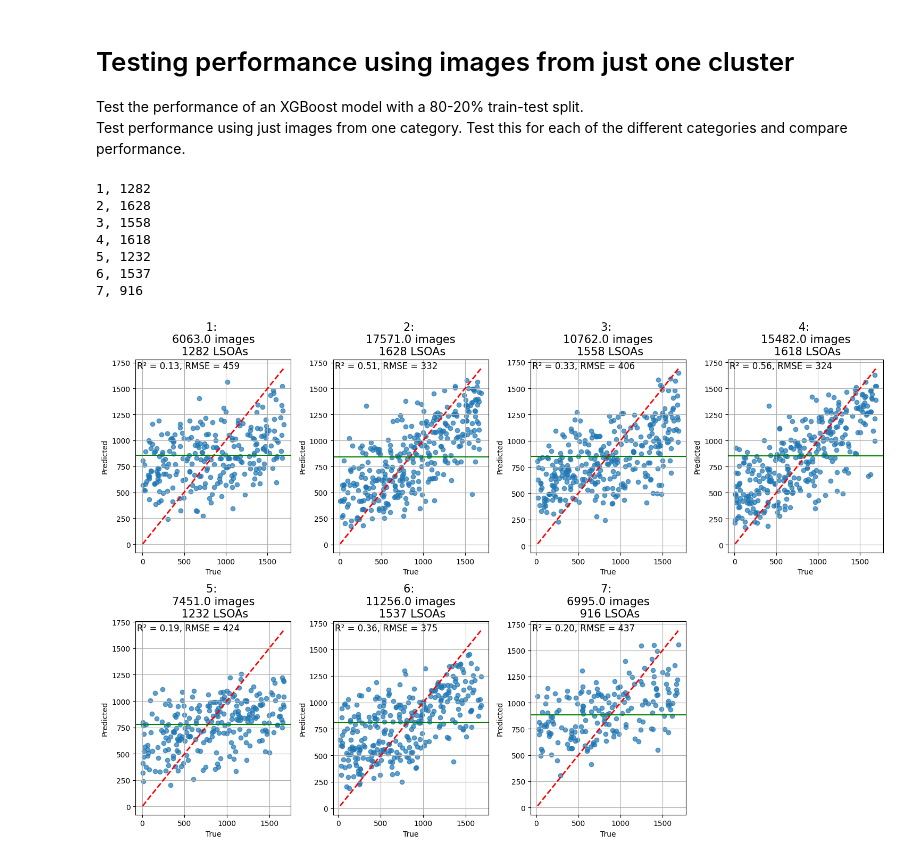
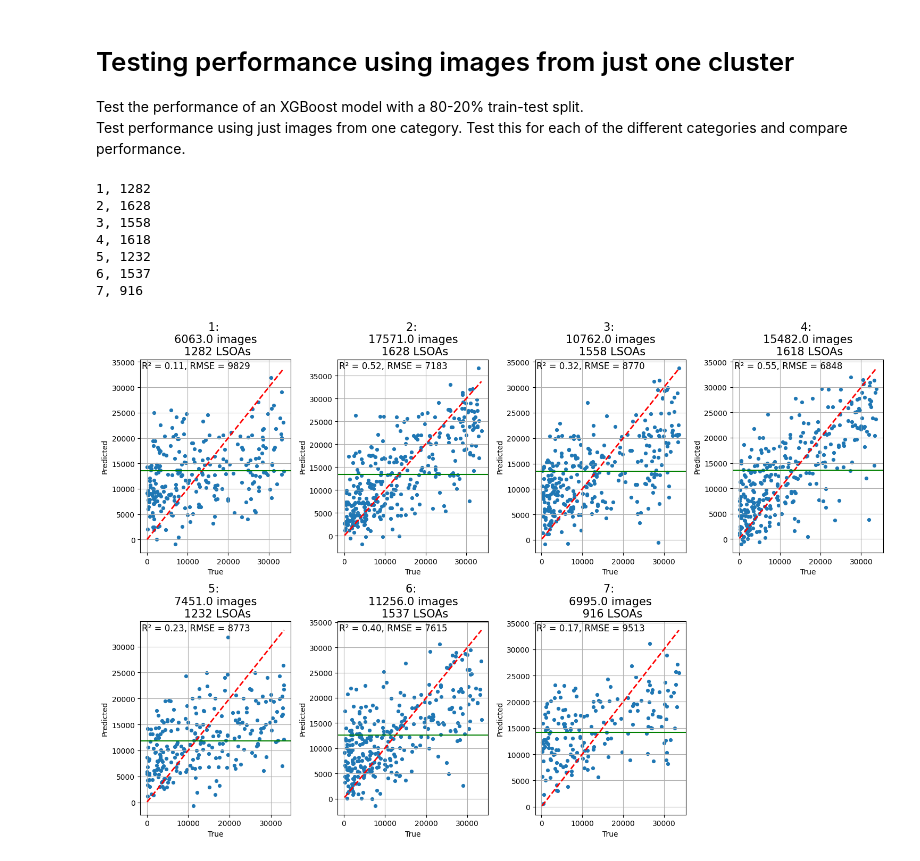
Before and after one commit to Urban-Analytics/INTEGRATE, a Jupyter notebook: llm/python/Embeddings/CLIP/WithClustering/8-RunModels_ForEachOf7Clusters.ipynb, the cells around one changed output. Saved outputs shown, nothing was run; the diff lists cells and outputs as text; code cells hidden in the pictures.

```diff
--- a/llm/python/Embeddings/CLIP/WithClustering/8-RunModels_ForEachOf7Clusters.ipynb
+++ b/llm/python/Embeddings/CLIP/WithClustering/8-RunModels_ForEachOf7Clusters.ipynb
@@ -19,11 +19,6 @@ from sklearn.pipeline import Pipeline
 from sklearn.preprocessing import StandardScaler
 from sklearn.base import clone
 import joblib
-
-data_dir = os.path.join("../../../../data/embeddings/")
-imd_file = os.path.join("../../../../", "data", "imd", "File_2_-_IoD2025_Domains_of_Deprivation.xlsx")
-
-var_to_predict = 'imd_rank'
 
 def evaluate_imd_model(y_true, y_pred, column,num_in_class, num_lsoas, plot=True, plot_collectively = False, ax=False ):
 
@@ -47,7 +42,7 @@ def evaluate_imd_model(y_true, y_pred, column,num_in_class, num_lsoas, plot=True
     # Scatter plot
     if plot:
         plt.figure(figsize=(6,6))
-        plt.scatter(y_true, y_pred, alpha=0.7)
+        plt.scatter(y_true, y_pred, alpha=1, fillstyles='None')
         plt.plot([min(y_true), max(y_true)], [min(y_true), max(y_true)], 'r--', lw=2)
         plt.xlabel(f"True {column}")
         plt.ylabel(f"Predicted {column}")
@@ -57,7 +52,7 @@ def evaluate_imd_model(y_true, y_pred, column,num_in_class, num_lsoas, plot=True
 
     # Scatter plot
     if plot_collectively:
-        ax.scatter(y_true, y_pred, alpha=0.7)
+        ax.scatter(y_true, y_pred, alpha=1, marker = '.', s=70)
         ax.plot([min(y_true), max(y_true)], [min(y_true), max(y_true)], 'r--', lw=2)
         ax.set_xlabel(f"True")
         ax.set_ylabel(f"Predicted")
@@ -77,6 +82,5 @@ k = 7
 # %%
-best_model = joblib.load(os.path.join(data_dir, "5-imd_best_model_bundle.joblib"))['model']
-model = clone(best_model)
+best_model = joblib.load(os.path.join(data_dir, "best_model/best_model.joblib"))['model']
 # %% [markdown]
 ### Get imd data
 # %%
@@ -105,10 +109,18 @@ def is_missing_embedding(x):
 fig, axs=plt.subplots(ncols=4, nrows=2, figsize=(15,10))
 axs=axs.flatten()
 i=0
+
+# Create a dictionary to store results for each cluster
+results_per_cluster = {}
+
 for cluster_num in range(1,k+1) :
-    column = f'{cluster_num}_mean'
+
+    # Take a clone of the best model
+    model = clone(best_model) #(avoid contamination between clusters)
+
+    column = f'{cluster_num}_{statistic}'
     column_two = f'count_{cluster_num}'
-    one_image_type = summary_df_with_imd[["LSOA21CD", column, column_two, "imd_rerank"]].copy()
+    one_image_type = summary_df_with_imd[["LSOA21CD", column, column_two, var_to_predict]].copy()
     num_in_class = one_image_type[column_two].sum()
     # Missing indicator
     one_image_type["missing"] = one_image_type[column].apply(is_missing_embedding).astype(int)
@@ -127,43 +139,37 @@ for cluster_num in range(1,k+1) :
     # Get response and predictor variables
     X_emb = np.stack(one_image_type[column].values)
     X_missing = one_image_type[["missing"]].values
     X = np.hstack([X_emb, X_missing])
 
-    y = one_image_type["imd_rerank"].values
+    y = one_image_type[var_to_predict].values
 
     # Train/test
-    X_train, X_test, y_train, y_test = train_test_split(
-        X, y, test_size=0.2, random_state=42)
+    X_train, X_test, y_train, y_test = train_test_split(X, y, test_size=0.2, random_state = 42)
 
-    # Fit a model
-    #xgb = Pipeline([('scaler', StandardScaler()),
-    #    ('reg', XGBRegressor(n_estimators=300, max_depth=10,
-    #        learning_rate=0.1,subsample=0.8, random_state=42, verbosity=0))])
-    # Fot
-    #xgb.fit(X_train, y_train)
+    # Use saved model
     model.fit(X_train, y_train)
-
     # Predict and evaluate
     y_pred = model.predict(X_test)
-    #y_pred = xgb.predict(X_test)
 
     # Usage example:
     metrics = evaluate_imd_model(y_test, y_pred, cluster_num, num_in_class, num_lsoas, plot=False, plot_collectively =True, ax=axs[i])
-    axs[i].axhline(y=one_image_type['imd_rerank'].mean(), color='green', linestyle='-')
+    axs[i].axhline(y=one_image_type[var_to_predict].mean(), color='green', linestyle='-')
 
+    # Store all the results
+    results_per_cluster[cluster_num] = metrics
 
     i=i+1
 
 for j in range(i, len(axs)):
     axs[j].axis("off")
 
     fig.tight_layout()
 # %% [output]
 1, 1282
 2, 1628
 3, 1558
 4, 1618
 5, 1232
 6, 1537
 7, 916
-[figure, old version]
+[figure, new version]
```
Also changed, not shown: parts of 6 cells of this notebook, 11 other files.
